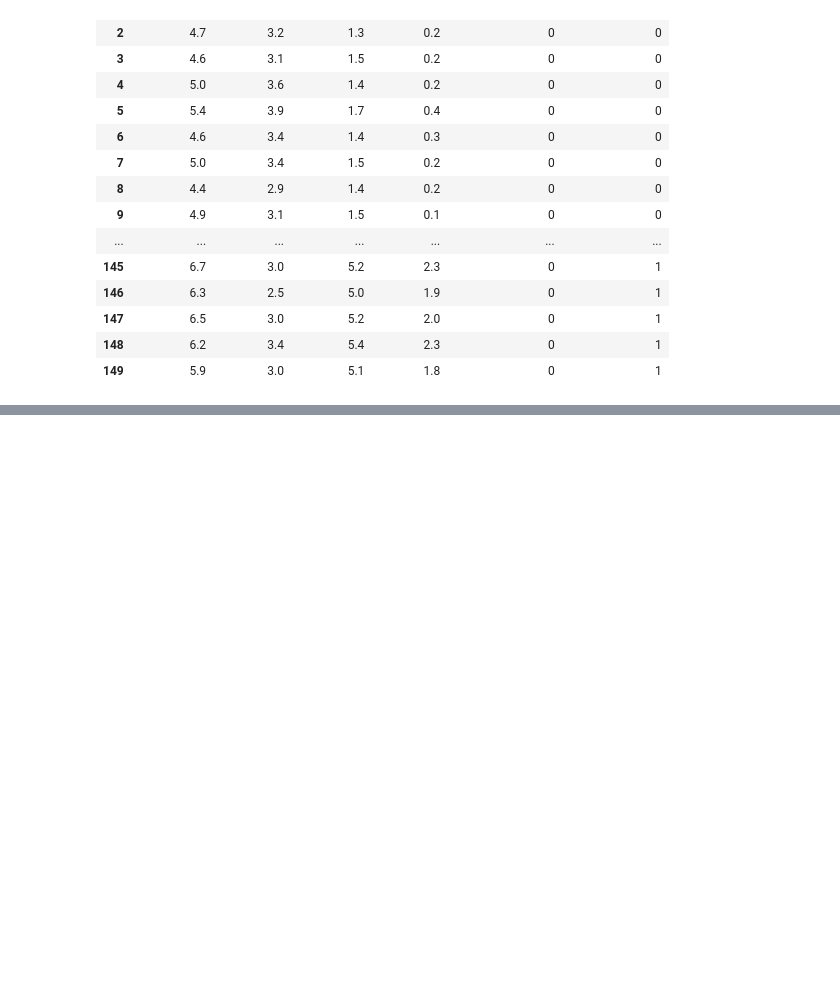
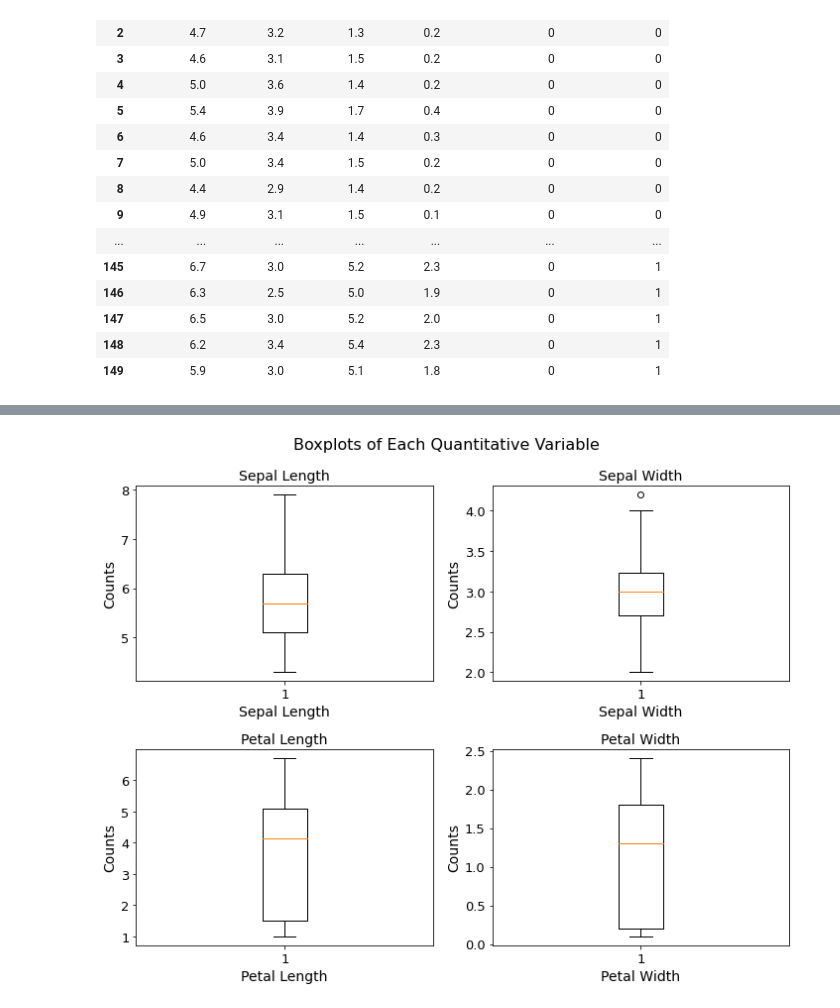
Before and after one commit to chadallen210/classification-exercises, a Jupyter notebook: classification_exercises.ipynb, the cells around one changed output, grey strips where cells are left out. Cells and saved outputs as stored; diff of their text form; code cells hidden in the pictures; blank space fills up the shorter version.

```diff
--- a/classification_exercises.ipynb
+++ b/classification_exercises.ipynb
@@ -383,0 +545,35 @@ prep_iris(df)
+# %%
+plt.figure(figsize = (10,8))
+
+plt.suptitle('Boxplots of Each Quantitative Variable', fontsize = 16)
+
+plt.subplot(2,2,1)
+plt.boxplot(x=train.sepal_length)
+plt.title('Sepal Length', fontsize = 14)
+plt.xlabel('Sepal Length', fontsize = 14)
+plt.ylabel('Counts', fontsize = 14)
+
+plt.subplot(2,2,2)
+plt.boxplot(x=train.sepal_width)
+plt.title('Sepal Width', fontsize = 14)
+plt.xlabel('Sepal Width', fontsize = 14)
+plt.ylabel('Counts', fontsize = 14)
+
+plt.subplot(2,2,3)
+plt.boxplot(x=train.petal_length)
+plt.title('Petal Length', fontsize = 14)
+plt.xlabel('Petal Length', fontsize = 14)
+plt.ylabel('Counts', fontsize = 14)
+
+plt.subplot(2,2,4)
+plt.boxplot(x=train.petal_width)
+plt.title('Petal Width', fontsize = 14)
+plt.xlabel('Petal Width', fontsize = 14)
+plt.ylabel('Counts', fontsize = 14)
+
+
+plt.tight_layout()
+
+plt.show()
+# %% [output]
+[figure, added]
```
Also changed, not shown: parts of 51 cells of this notebook.
